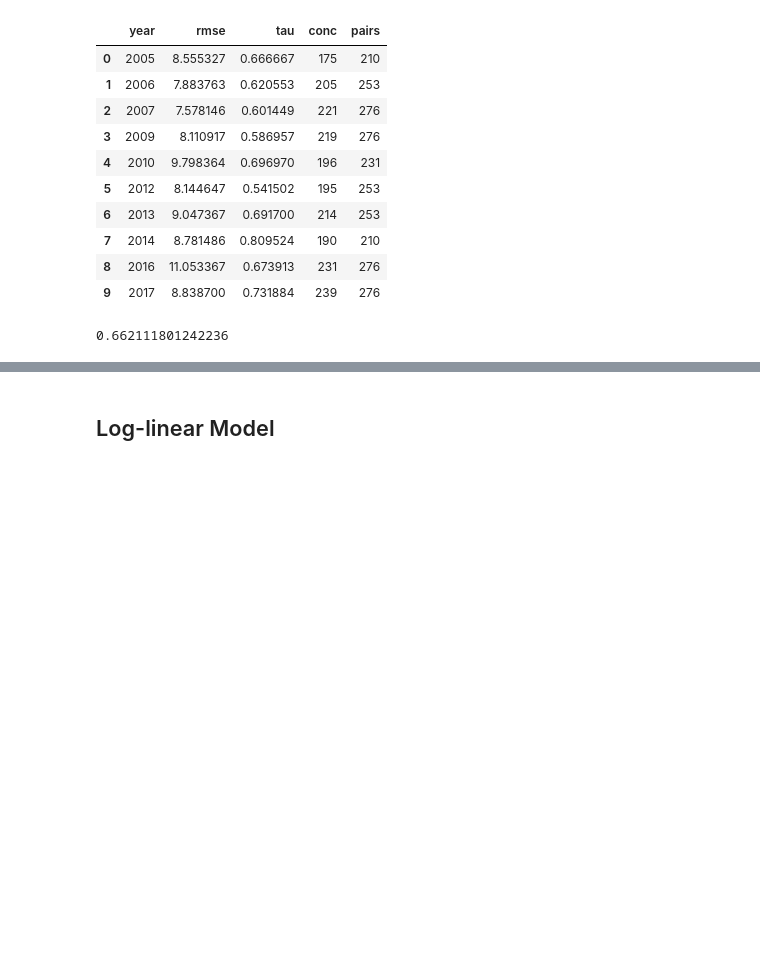
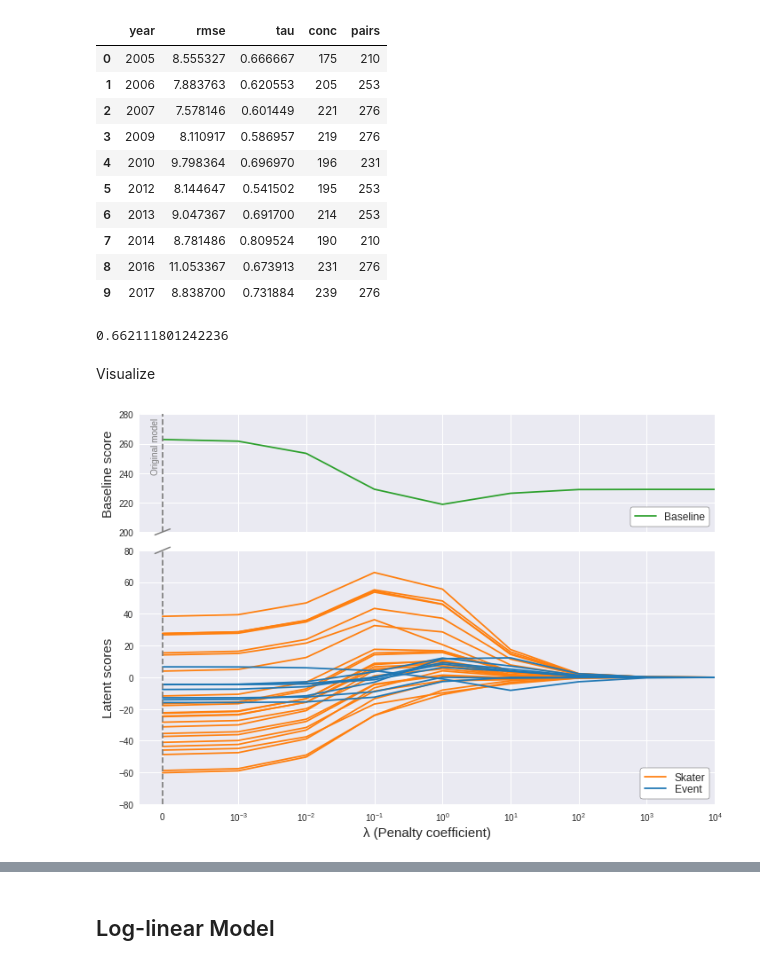
Before and after one commit to khanhnguyendata/skate_predict, a Jupyter notebook: analysis.ipynb, the cells around one changed output, grey strips where cells are left out. Cells and saved outputs as stored; diff of their text form; code cells hidden in the pictures; blank space fills up the shorter version.

```diff
--- a/analysis.ipynb
+++ b/analysis.ipynb
@@ -688,3 +716,5 @@ linear_train_eval
 linear_train_eval['tau'].mean()
 # %% [output]
 0.662111801242236
+# %% [markdown]
+Visualize
@@ -690,0 +737,50 @@ linear_train_eval['tau'].mean()
+# %%
+fig = plt.figure(figsize=(10, 7))
+grid = plt.GridSpec(3, 1)
+ax = fig.add_subplot(grid[1:, :])
+axb = fig.add_subplot(grid[0, :])
+
+axb.plot(lambda_values, df_baseline_lambda, color='tab:green', label='Baseline')
+axb.axvline(0, ls='--', color='tab:gray')
+axb.text(-0.00015, 278, s='Original model', verticalalignment='top', rotation=90, fontsize=10, color='tab:gray')
+axb.plot((-0.0001, 0.0001), (198, 202), color='tab:gray', lw=1.5, transform=axb.transData, clip_on=False)
+
+axb.set_xscale('symlog', linthreshx=0.001)
+axb.set_xlim(-0.0003, 10000)
+axb.get_xaxis().set_ticklabels([])
+axb.set_ylim(200, 280)
+axb.set_yticks(np.arange(200, 281, 20))
+axb.set_ylabel('Baseline score', fontsize=15)
+axb.legend(**legend_opts)
+
+for i, row in df_skater_lambda.iterrows():
+    if i == 'Yuzuru, HANYU':
+        ax.plot(lambda_values, row.values, color='tab:orange', label='Skater')
+    else:
+        ax.plot(lambda_values, row.values, color='tab:orange')
+
+
+for i, row in df_event_lambda.iterrows():
+    if i == 'CA':
+        ax.plot(lambda_values, row.values, color='tab:blue', label='Event')
+    else:
+        ax.plot(lambda_values, row.values, color='tab:blue')
+
+
+ax.axvline(0, ls='--', color='tab:gray')
+ax.plot((-0.0001, 0.0001), (78, 82), color='tab:gray', lw=1.5, transform=ax.transData, clip_on=False)
+ax.legend(**legend_opts)
+
+ax.set_xscale('symlog', linthreshx=0.001)
+ax.set_xlim(-0.0003, 10000)
+ax.set_xlabel('λ (Penalty coefficient)', fontsize=15)
+
+ax.set_ylabel('Latent scores', fontsize=15)
+ax.set_ylim(-80, 80)
+
+plt.tight_layout()
+plt.show()
+
+fig.savefig('viz/lambda_linear_coeffs.png')
+# %% [output]
+[figure, added]
```
Also changed, not shown: parts of 15 cells of this notebook.
